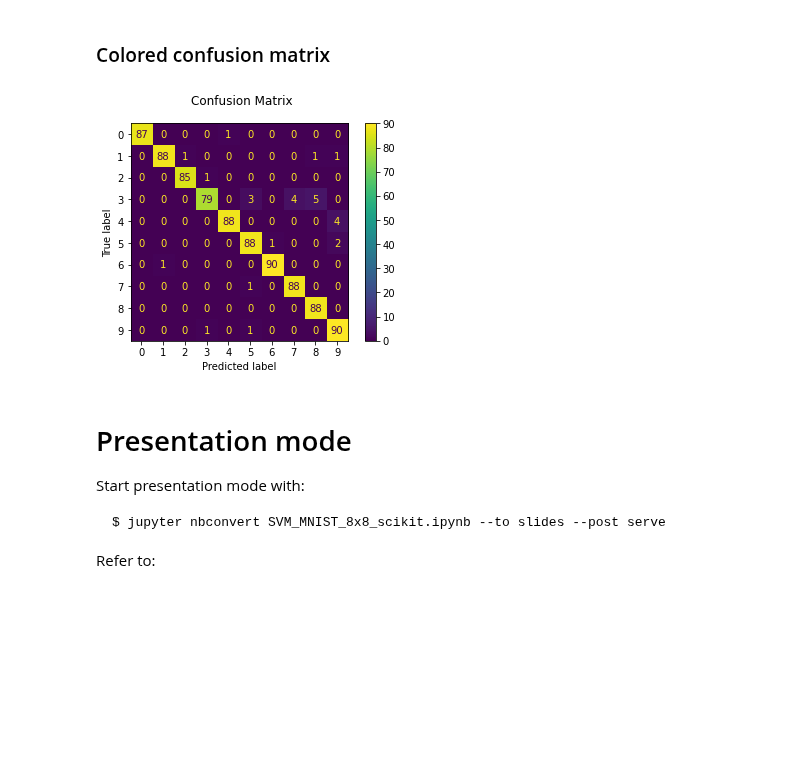
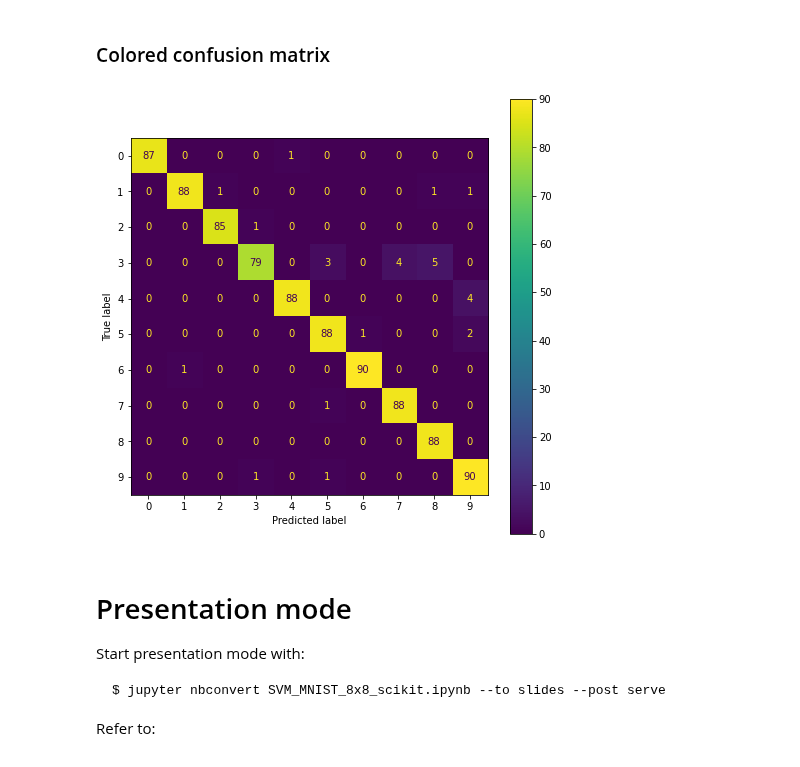
Before and after one commit to urmel79/Jupyter_GettingStarted2ML, a Jupyter notebook: SVM_MNIST_8x8_scikit.ipynb, the cells around one changed output. Saved outputs shown, nothing was run; the diff lists cells and outputs as text; code cells hidden in the pictures; blank space fills up the shorter version.

Commit message:
resized colored confusion matrix in 'SVM_MNIST_8x8_scikit.ipynb'

```diff
--- a/SVM_MNIST_8x8_scikit.ipynb
+++ b/SVM_MNIST_8x8_scikit.ipynb
@@ -148,13 +148,16 @@ Confusion matrix:
 ### Colored confusion matrix
 # %%
 # print colored confusion matrix
-cm_colored = metrics.ConfusionMatrixDisplay.from_predictions(
-                                            y_test, predicted)
-cm_colored.figure_.suptitle("Confusion Matrix")
+cm_colored = metrics.ConfusionMatrixDisplay.from_predictions(y_test, predicted)
+
+#cm_colored.figure_.suptitle("Confusion Matrix")
+cm_colored.figure_.set_figwidth(8)
+cm_colored.figure_.set_figheight(8)
+
 cm_colored.confusion_matrix
 plt.show()
 # %% [output]
-[figure, old version]
+[figure, new version]
 # %% [markdown]
 # Presentation mode
 
```
